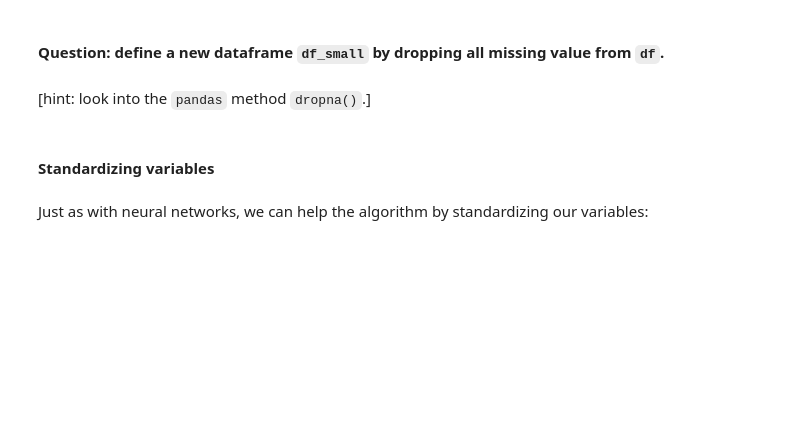
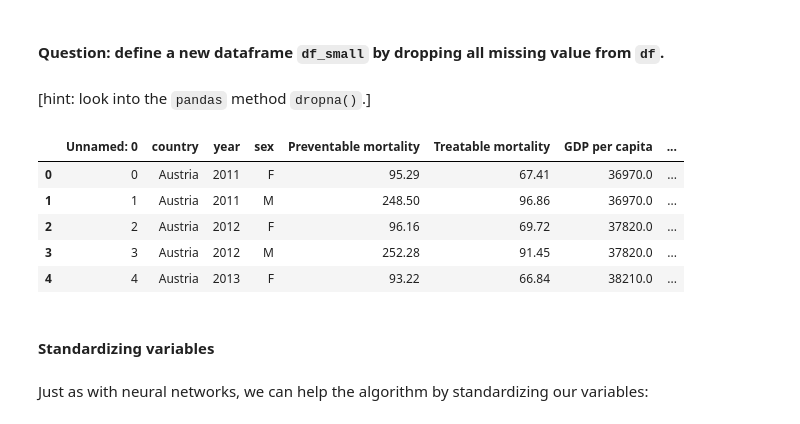
Before and after one commit to cejkiebo/msc_datascience, a Jupyter notebook: hacking_part_2.ipynb, the cells around one changed output. Cells and saved outputs as stored; diff of their text form; code cells hidden in the pictures; blank space fills up the shorter version.

Commit message:
inequality defined, dropping NA columns

```diff
--- a/hacking_part_2.ipynb
+++ b/hacking_part_2.ipynb
@@ -982,3 +974,14 @@ where the fraction of people in income category $i$ denoted $\phi_i = 0.2$ as we
 #### Question: add the variable `inequality` to the dataframe using the definition above.
 # %% [markdown]
 [hint: use the quintiles `y_QU1,...,y_QU5` in the data with $\phi_i = 0.2$ for $i=1,...,5$.]
+# %%
+def calculate_inequality(row):
+    y_values = [row[f'y_QU{i}'] for i in range(1, 6)]
+    phi_i = 0.2
+    sum_term = sum(phi_i * y for y in y_values)
+    log_sum_term = np.log(sum_term)
+    log_term_sum = sum(phi_i * np.log(y) for y in y_values)
+    return log_sum_term - log_term_sum
+
+# Apply the function to create the 'inequality' column
+df['inequality'] = df.apply(calculate_inequality, axis=1)
@@ -994,6 +1007,16 @@ We use `dropna()` to drop all rows that have missing values. The describe statem
 #### Question: define a new dataframe `df_small` by dropping all missing value from `df`.
 # %% [markdown]
 [hint: look into the `pandas` method `dropna()`.]
+# %%
+df_small = df.dropna()
+df_small.head()
+# %% [output]
+|  | Unnamed: 0 | country | year | sex | Preventable mortality | Treatable mortality | GDP per capita | ... |
+| 0 | 0 | Austria | 2011 | F | 95.29 | 67.41 | 36970.0 | ... |
+| 1 | 1 | Austria | 2011 | M | 248.50 | 96.86 | 36970.0 | ... |
+| 2 | 2 | Austria | 2012 | F | 96.16 | 69.72 | 37820.0 | ... |
+| 3 | 3 | Austria | 2012 | M | 252.28 | 91.45 | 37820.0 | ... |
+| 4 | 4 | Austria | 2013 | F | 93.22 | 66.84 | 38210.0 | ... |
 # %% [markdown]
 #### Standardizing variables
 # %% [markdown]
```
Also changed, not shown: parts of 3 cells of this notebook.
